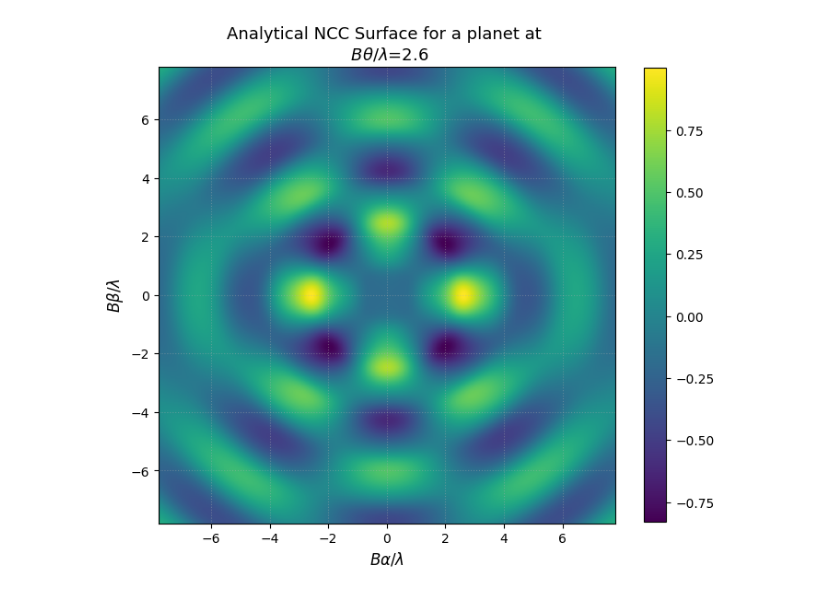
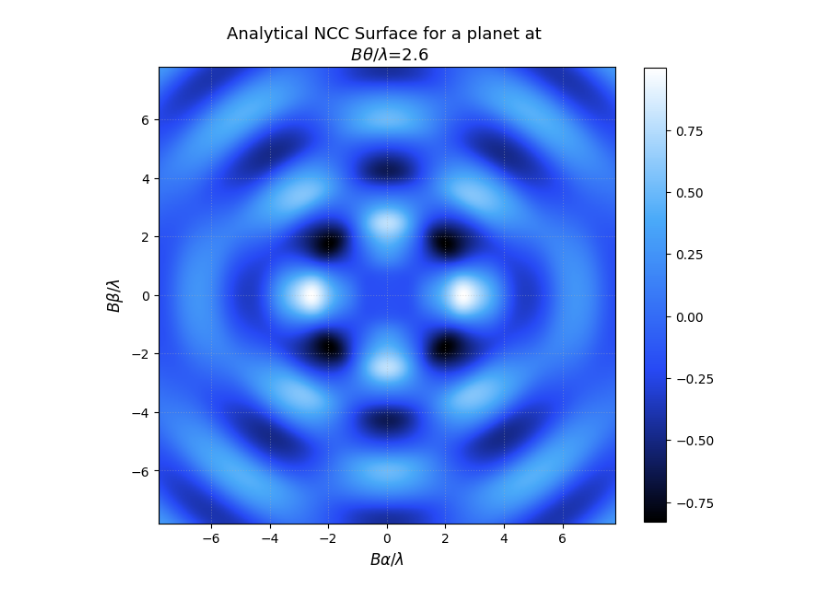
Before and after one commit to bcrazzolara/LIFEsandbox, a Jupyter notebook: plot_notebooks/NCC_analytical.ipynb, the cells around one changed output. Saved outputs shown, nothing was run; the diff lists cells and outputs as text; code cells hidden in the pictures.

```diff
--- a/plot_notebooks/NCC_analytical.ipynb
+++ b/plot_notebooks/NCC_analytical.ipynb
@@ -42,35 +43,35 @@ inv1 = 2.6 # B theta / lambda
 
 
 # Parameter space grid in Cartesian space (x, y)
 max_inv = 3*inv1
 grid_points = 400
 x_vals = np.linspace(-max_inv, max_inv, grid_points)
 y_vals = np.linspace(-max_inv, max_inv, grid_points)
 X, Y = np.meshgrid(x_vals, y_vals)
 
 # Parametrize r2 and phi2 from X and Y
 INV2 = np.sqrt(X**2 + Y**2)
 PHI2 = np.arctan2(Y, X)
 
 # --- Compute Exact NCC Surface ---
 ncc_surface = compute_analytical_ncc(inv1, phi1, INV2, PHI2)
 
 # --- Plotting 2D Spatial Circular Image ---
 fig, ax = plt.subplots(figsize=(8, 8))
 im = ax.imshow(ncc_surface,
     extent=[-max_inv, max_inv, -max_inv, max_inv],
-    origin='lower',  cmap='viridis')
+    origin='lower',  cmap=cmap_blue)
 cbar = fig.colorbar(im, ax=ax, shrink=0.8)
 ax.set_title(f'Analytical NCC Surface for a planet at \n' + fr' $B  \theta / \lambda $={round(inv1 ,2)}', fontsize=13)
 ax.set_xlabel(r'$B \alpha / \lambda$', fontsize=12)
 ax.set_ylabel(r'$B \beta / \lambda$', fontsize=12)
 ax.set_aspect('equal')
 ax.grid(True, linestyle=':', alpha=0.4)
 plt.savefig("plots/ncc_examples.png", dpi = 300, transparent = True)
 plt.show()
 plt.close()
 # %% [output]
-[figure, old version]
+[figure, new version]
 # %%
 # Source - https://stackoverflow.com/a/13983801
 # Posted by tacaswell, modified by community. See post 'Timeline' for change history
```
Also changed, not shown: parts of 3 cells of this notebook, 18 other files.
